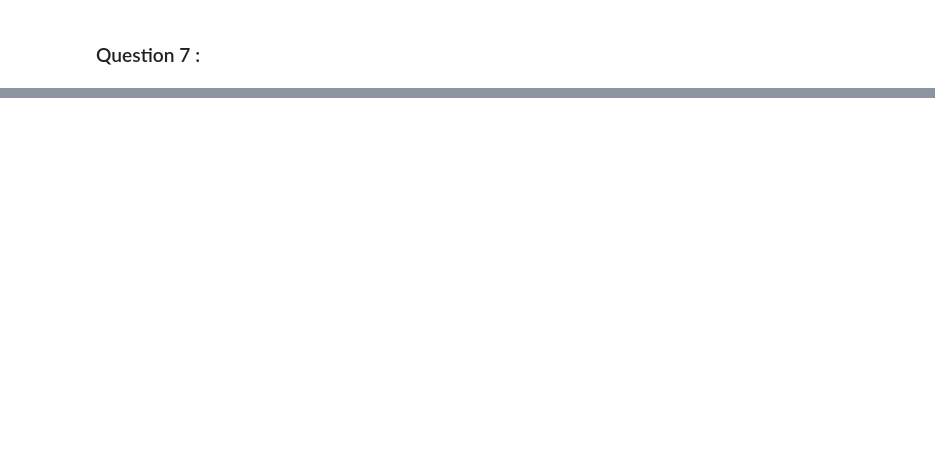
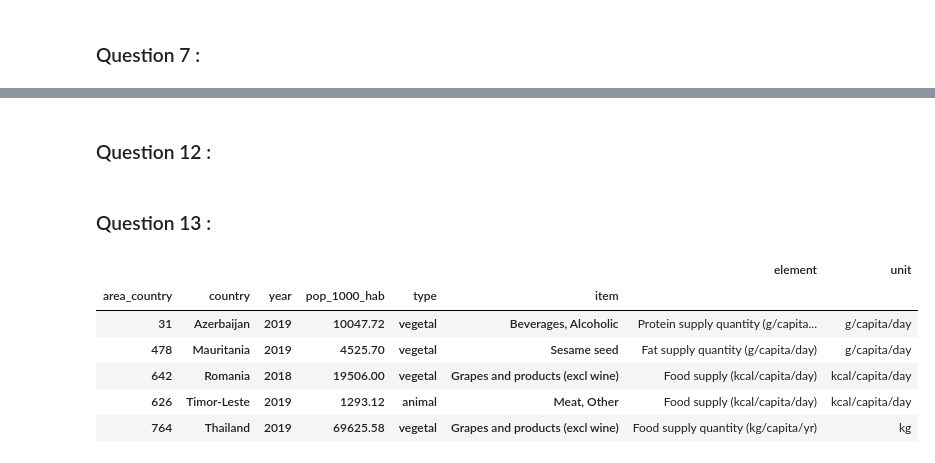
Before and after one commit to neevaiti/faost_exercices, a Jupyter notebook: fao_exercices.ipynb, the cells around one changed output, grey strips where cells are left out. Drawn from its saved outputs; the diff is of its cells as text; code cells hidden in the pictures; blank space fills up the shorter version.

Commit message:
Questions 13/31.

```diff
--- a/fao_exercices.ipynb
+++ b/fao_exercices.ipynb
@@ -181,2 +173,6 @@ product_df.sample(n=5)
 # %% [markdown]
 ### Question 7 :
+# %%
+# Fusion des deux jeux de données
+general_df = pd.merge(population_df, product_df)
+general_df.head()
@@ -182,0 +186,4 @@ product_df.sample(n=5)
+# %%
+# Renommage de colonnes
+general_df = general_df.rename(columns={'area_code_(m49)': 'area_country', 'area': 'country'})
+general_df.head()
@@ -182,0 +265,2 @@ product_df.sample(n=5)
+# %% [markdown]
+### Question 12 :
@@ -182,0 +269,14 @@ product_df.sample(n=5)
+# %% [markdown]
+### Question 13 :
+# %%
+# Réindexation du dataframe
+general_df = general_df.set_index(['area_country', 'country', 'year', 'pop_1000_hab', 'type', 'item'])
+general_df.sample(n=5)
+# %% [output]
+|  |  |  |  |  |  | element | unit |
+| area_country | country | year | pop_1000_hab | type | item |  |  |
+| 31 | Azerbaijan | 2019 | 10047.72 | vegetal | Beverages, Alcoholic | Protein supply quantity (g/capita... | g/capita/day |
+| 478 | Mauritania | 2019 | 4525.70 | vegetal | Sesame seed | Fat supply quantity (g/capita/day) | g/capita/day |
+| 642 | Romania | 2018 | 19506.00 | vegetal | Grapes and products (excl wine) | Food supply (kcal/capita/day) | kcal/capita/day |
+| 626 | Timor-Leste | 2019 | 1293.12 | animal | Meat, Other | Food supply (kcal/capita/day) | kcal/capita/day |
+| 764 | Thailand | 2019 | 69625.58 | vegetal | Grapes and products (excl wine) | Food supply quantity (kg/capita/yr) | kg |
```
Also changed, not shown: parts of 17 cells of this notebook.
